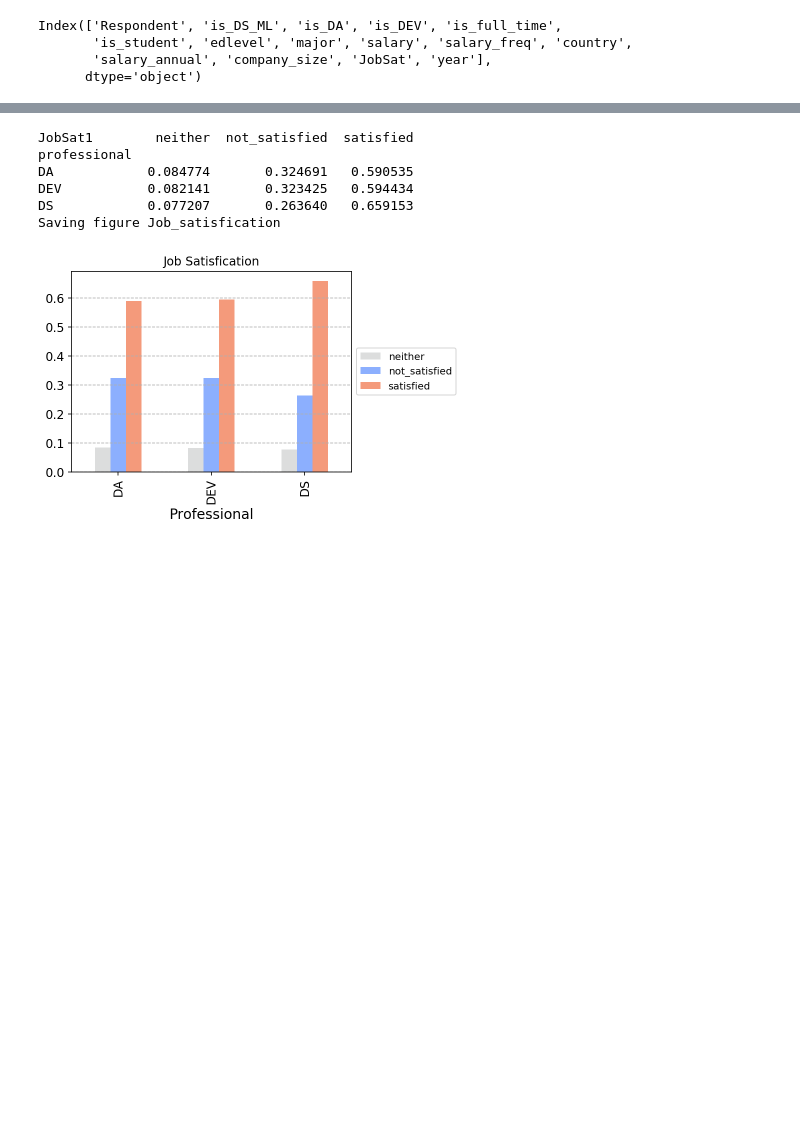
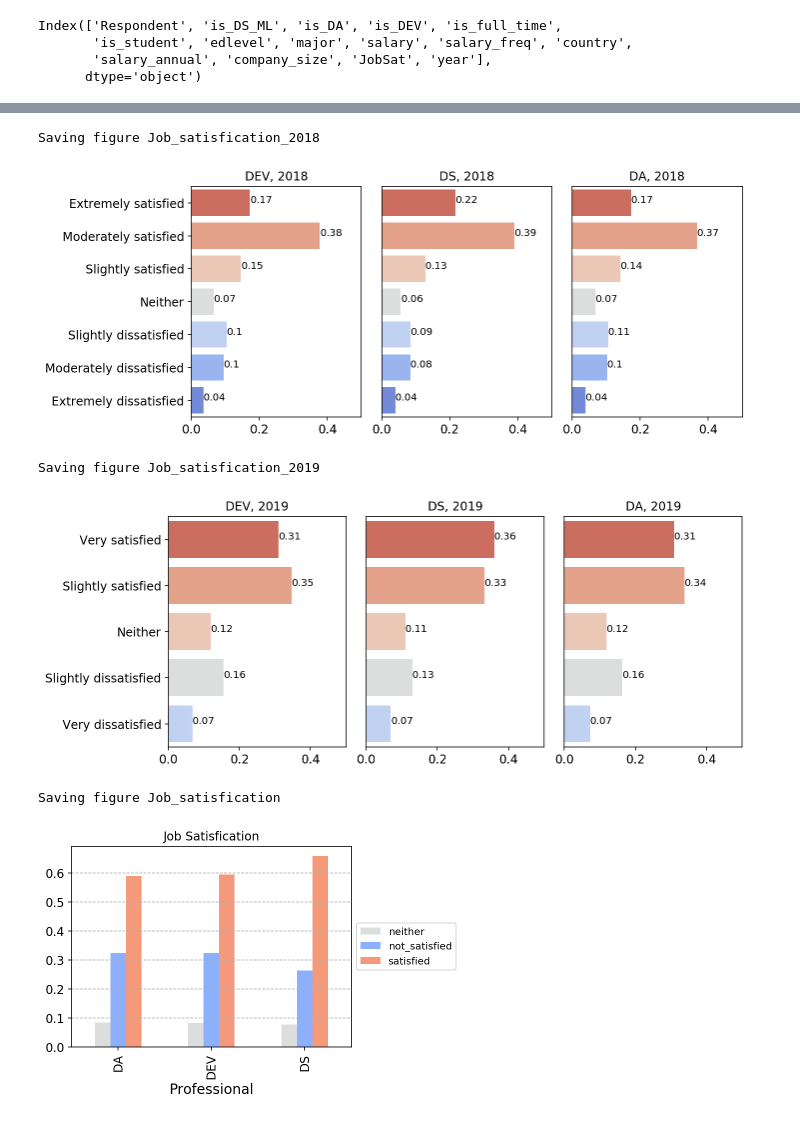
Before and after one commit to Qianh1225/Stackoverflow_survey, a Jupyter notebook: Question3.ipynb, the cells around one changed output, grey strips where cells are left out. Drawn from its saved outputs; the diff is of its cells as text; code cells hidden in the pictures; blank space fills up the shorter version.

```diff
--- a/Question3.ipynb
+++ b/Question3.ipynb
@@ -156,3 +44,66 @@ Saving figure Job_satisfication_2019
+# %%
+def plot_satisfication(data, year, title, i, order):
+    """
+    plot the proportion of users in each satistication category
+    """
+    data = data[(data['year'] == year) & (data['is_full_time'] == True)]
+    props = (data['JobSat'].value_counts(normalize=True).reset_index().
+         rename(columns={'index': 'category','JobSat': 'percent'}))
+    sns.barplot(x = 'percent', y = 'category', data=props, ax=ax[i],
+            palette = sns.color_palette("coolwarm_r", 7),
+            order=order)
+    c.add_number(ax[i], props, order)
+    ax[i].set(xlabel='',
+            title=title,
+            ylabel='',
+            xlim = (0, 0.5))
+    if i > 0: ax[i].set(yticks=[])
+
+
+
+# developer
+data_dev = data[(data['is_DEV'] == True)]
+# Data scientist
+data_ds = data[(data['is_DS_ML'] == True)]
+# Data Analyst
+data_da = data[(data['is_DA'] == True)]
+
+
+
+# Plot 2018's 'Job Satisfication'
+fig, ax = plt.subplots(1, 3, figsize=(10, 4))
+
+# order of the ylabel
+order=['Extremely satisfied','Moderately satisfied',
+                    'Slightly satisfied', 'Neither', 'Slightly dissatisfied',
+                    'Moderately dissatisfied','Extremely dissatisfied']
+
+plot_satisfication(data_dev, 2018, 'DEV, 2018', 0, order)
+plot_satisfication(data_ds, 2018, 'DS, 2018', 1, order)
+plot_satisfication(data_da, 2018, 'DA, 2018', 2, order)
+
+save_fig('Job_satisfication_2018')
+
+plt.show()
+
+
+# plot 2019's 'Job Satisfication'
+fig, ax = plt.subplots(1, 3, figsize=(10, 4))
+
+order=['Very satisfied', 'Slightly satisfied', 'Neither',
+                    'Slightly dissatisfied', 'Very dissatisfied']
+
+plot_satisfication(data_dev, 2019, 'DEV, 2019', 0, order)
+plot_satisfication(data_ds, 2019, 'DS, 2019', 1, order)
+plot_satisfication(data_da, 2019, 'DA, 2019', 2, order)
+
+save_fig('Job_satisfication_2019')
+plt.show()
+# %% [output]
+Saving figure Job_satisfication_2018
+[figure, added]
+Saving figure Job_satisfication_2019
+[figure, added]
 # %%
 # let's combine 2018 and 2019 data and
 # divide JobSat into three categories
@@ -164,11 +122,5 @@ data.loc[data['JobSat'] == 'Neither', 'JobSat1'] = 'neither'
 # %%
-data1 = data[data.is_full_time].copy()
-data1['professional'] = 'DEV'
-data1.loc[data1.is_DA, 'professional'] = 'DA'
-data1.loc[data1.is_DS_ML, 'professional'] = 'DS'
-print(data1.groupby(['professional'])['JobSat1']
-      .value_counts(normalize=True).unstack())
-# plot
+# plot the combined datasets with 3 categories
 color = np.array(sns.color_palette("coolwarm_r", 3))[[1,2,0]]
 fig,ax=plt.subplots()
 (data1.groupby(['professional'])['JobSat1']
@@ -180,10 +132,5 @@ ax.set_xlabel('Professional')
 ax.set_title('Job Satisfication')
 save_fig('Job_satisfication')
 # %% [output]
-JobSat1        neither  not_satisfied  satisfied
-professional
-DA            0.084774       0.324691   0.590535
-DEV           0.082141       0.323425   0.594434
-DS            0.077207       0.263640   0.659153
 Saving figure Job_satisfication
 [figure]
```
Also changed, not shown: parts of 3 cells of this notebook, 4 other files.
